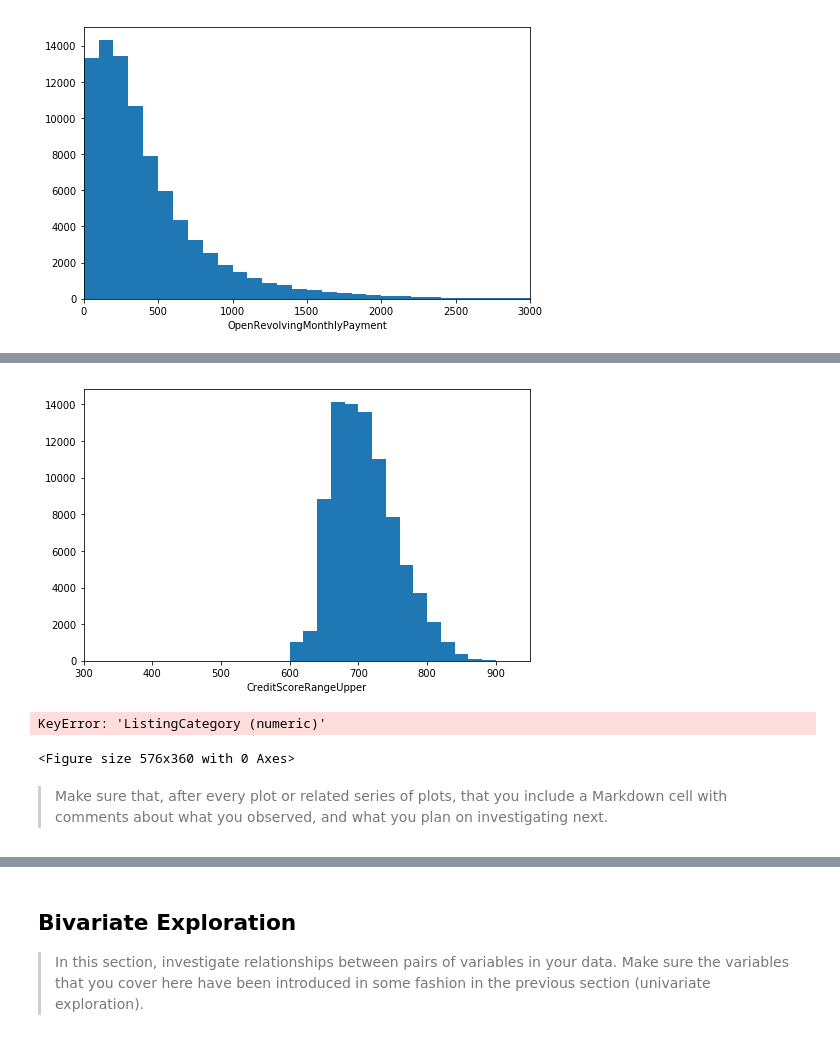
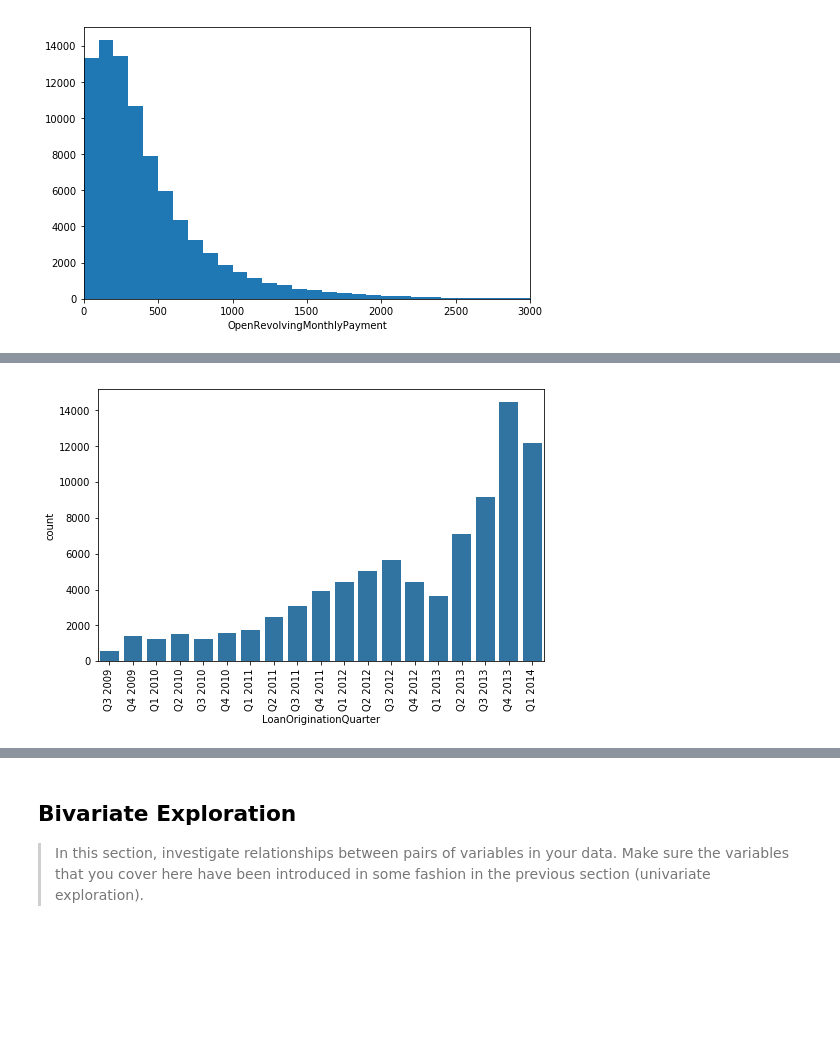
Before and after one commit to vijayelango/CommunicateDataFindings, a Jupyter notebook: exploration_template.ipynb, the cells around one changed output, grey strips where cells are left out. Saved outputs shown, nothing was run; the diff lists cells and outputs as text; code cells hidden in the pictures; blank space fills up the shorter version.

```diff
--- a/exploration_template.ipynb
+++ b/exploration_template.ipynb
@@ -455,22 +451,17 @@ plt.show()
-# %%
-# plotting Credit Score on a standard scale
-
-binsize = 20
-bins = np.arange(0, df1['CreditScoreRangeUpper'].max()+binsize, binsize)
-
-plt.figure(figsize=[8, 5])
-plt.hist(data = df1, x = 'CreditScoreRangeUpper', bins = bins)
-plt.xlim([300,950])
-plt.xlabel('CreditScoreRangeUpper')
-plt.show()
-# %% [output]
-[figure, removed]
+# %%
+# IncomeRange is an ordinal categorical variable. PLotting it as-is will not show us any insight readily.
+# Hence we will order it before plot a barchart of it.
+
+var = ['Q3 2009','Q4 2009','Q1 2010','Q2 2010','Q3 2010','Q4 2010','Q1 2011','Q2 2011','Q3 2011','Q4 2011','Q1 2012','Q2 2012','Q3 2012','Q4 2012','Q1 2013','Q2 2013','Q3 2013','Q4 2013','Q1 2014']
+ordered_var = pd.api.types.CategoricalDtype(ordered = True,
+                                                categories = var)
+df1['LoanOriginationQuarter'] = df1['LoanOriginationQuarter'].astype(ordered_var)
 # %%
+# The ordered barchart shows that majority of borrowers have an income range between $25000 - $74999
+
 base_color = sb.color_palette()[0]
 plt.figure(figsize=[8,5])
-cat_order = df1['ListingCategory'].value_counts().index
-sb.countplot(data = df1, x = 'ListingCategory', color = base_color , order = cat_order);
+sb.countplot(data = df1, x = 'LoanOriginationQuarter', color = base_color);
 plt.xticks(rotation = 90);
 # %% [output]
-KeyError: 'ListingCategory (numeric)'
-<Figure size 576x360 with 0 Axes>
+[figure, added]
@@ -670,4 +467,0 @@ plt.show()
-# %% [markdown]
-> Make sure that, after every plot or related series of plots, that you
-include a Markdown cell with comments about what you observed, and what
-you plan on investigating next.
```
Also changed, not shown: parts of 31 cells of this notebook.
